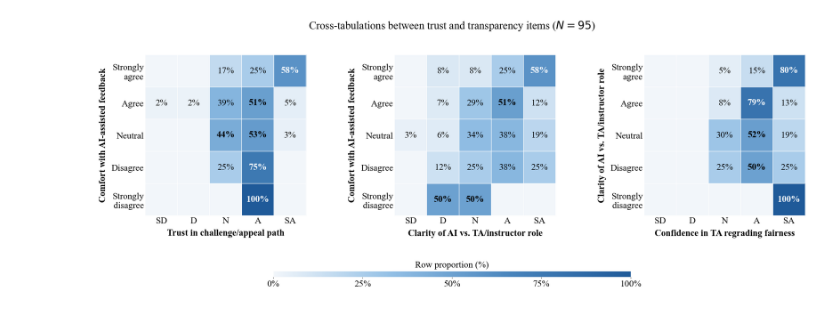
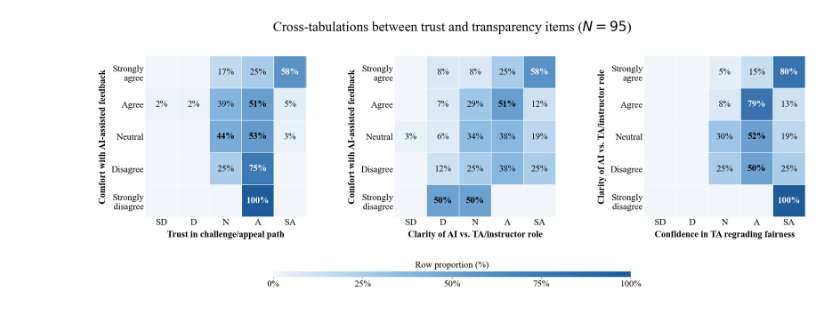
Before and after one commit to bcsaldias/sigcse-db-2027, a Jupyter notebook: paper.ipynb, the cells around one changed output. Cells and saved outputs as stored; diff of their text form; code cells hidden in the pictures.

```diff
--- a/paper.ipynb
+++ b/paper.ipynb
@@ -163,32 +163,32 @@ for ax, (row_col, col_col, row_label, col_label) in zip(axes, pairs):
     for x in np.arange(-0.5, len(cols), 1):
         ax.axvline(x, color='white', linewidth=1.2, zorder=5)
     for y in np.arange(-0.5, len(rows), 1):
         ax.axhline(y, color='white', linewidth=1.2, zorder=5)
     ax.tick_params(length=0)
     for spine in ax.spines.values():
         spine.set_visible(False)
 
 # shared colorbar — horizontal at bottom
 cbar_ax = fig.add_axes([0.25, -0.1, 0.5, 0.025])
 sm = plt.cm.ScalarMappable(cmap=cmap, norm=mcolors.Normalize(vmin=0, vmax=1))
 sm.set_array([])
 cb = fig.colorbar(sm, cax=cbar_ax, orientation='horizontal')
 cb.set_label('Row proportion (%)', fontsize=FS, labelpad=10)
 cb.ax.xaxis.set_label_position('top')
 cb.ax.tick_params(labelsize=FS)
 cb.set_ticks([0, 0.25, 0.5, 0.75, 1.0])
 cb.set_ticklabels(['0%', '25%', '50%', '75%', '100%'])
 cb.outline.set_edgecolor('white')
 cb.outline.set_linewidth(1.0)
 
 fig.suptitle('Cross-tabulations between trust and transparency items ($N=95$)',
-             fontsize=FS*1.2)
+             fontsize=FS*1.5)
 fig.tight_layout(rect=[0, 0.1, 1, 0.96])
 fig.subplots_adjust(wspace=0.55)
 
 # plt.savefig('/mnt/user-data/outputs/crosstab_heatmaps.pdf', bbox_inches='tight', dpi=300)
 # plt.savefig('/mnt/user-data/outputs/crosstab_heatmaps.png', bbox_inches='tight', dpi=300)
 # print("Done")
 plt.show()
 # %% [output]
-[figure, old version]
+[figure, new version]
```
